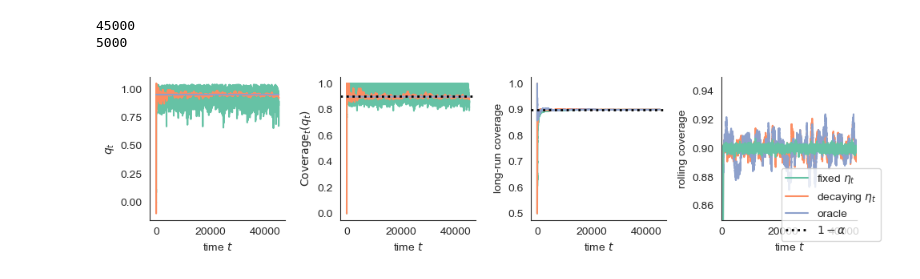
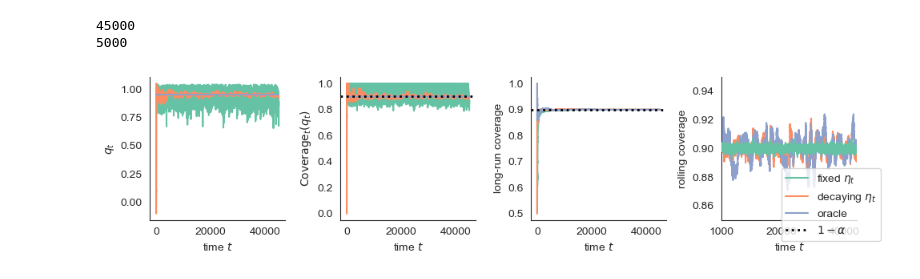
Before and after one commit to aangelopoulos/online-conformal-decaying, a Jupyter notebook: imagenet-smallest-sets.ipynb, the cells around one changed output. Drawn from its saved outputs; the diff is of its cells as text; code cells hidden in the pictures.

```diff
--- a/imagenet-smallest-sets.ipynb
+++ b/imagenet-smallest-sets.ipynb
@@ -105,33 +105,33 @@ axs[0].plot(range(T), q_star*np.ones_like(q_decaying), label=r'$\eta_t = \frac{1
 axs[0].set_ylabel(r'$q_t$')
 axs[0].set_xlabel(r'time $t$')
 axs[1].plot(range(T), time_coverage_fixed, label=r'fixed $\eta$')
 axs[1].plot(range(T), time_coverage_decaying, label=r'$\eta_t = \frac{1}{t^{1/2+\epsilon}}$')
 axs[1].plot(range(T), time_coverage_qstar, label=r'$q^*$ (oracle)')
 axs[1].axhline(y=1-alpha, linestyle='dotted', color="k", linewidth=2, label=r'$1-\alpha$')
 axs[1].set_xlabel(r'time $t$')
 axs[1].set_ylabel(r'$\mathsf{Coverage}_t(q_t)$')
 axs[2].plot(range(T), LRC_fixed, label=r'fixed $\eta$')
 axs[2].plot(range(T), LRC_decaying, label=r'$\eta_t = \frac{1}{t^{1/2+\epsilon}}$')
 axs[2].plot(range(T), LRC_qstar, label=r'$q^*$ (oracle)')
 axs[2].axhline(y=1-alpha, linestyle='dotted', color="k", linewidth=2, label=r'$1-\alpha$')
 axs[2].set_xlabel(r'time $t$')
 axs[2].set_ylabel(f"long-run coverage")
 axs[3].plot(range(T), rolling_coverage_fixed, label=r'fixed $\eta_t$', zorder=5)
 axs[3].plot(range(T), rolling_coverage_decaying, label=r'decaying $\eta_t$')
 axs[3].plot(range(T), rolling_coverage_oracle, label=r'oracle')
 axs[3].axhline(y=1-alpha, linestyle='dotted', color="k", linewidth=2, label=r'$1-\alpha$')
 axs[3].set_xlabel(r'time $t$')
 axs[3].set_ylabel("rolling coverage")
 axs[3].set_xlim([W, T-W])
 axs[3].set_ylim([0.85, 0.95])
-axs[3].set_xticks([0,20000,40000])
-axs[3].set_xticklabels([0,20000,40000])
+axs[3].set_xticks([W,20000,40000])
+axs[3].set_xticklabels([W,20000,40000])
 axs[3].yaxis.set_major_formatter(ticker.FormatStrFormatter('%.2f'))
 axs[3].legend(loc='upper left', bbox_to_anchor=(0.4,0.4))
 
 sns.despine(top=True, right=True)
 plt.tight_layout()
 os.makedirs('./results/', exist_ok=True)
 plt.savefig('./results/imagenet-shuffled.pdf')
 # %% [output]
-[figure, old version]
+[figure, new version]
```
Also changed, not shown: 4 other files.
